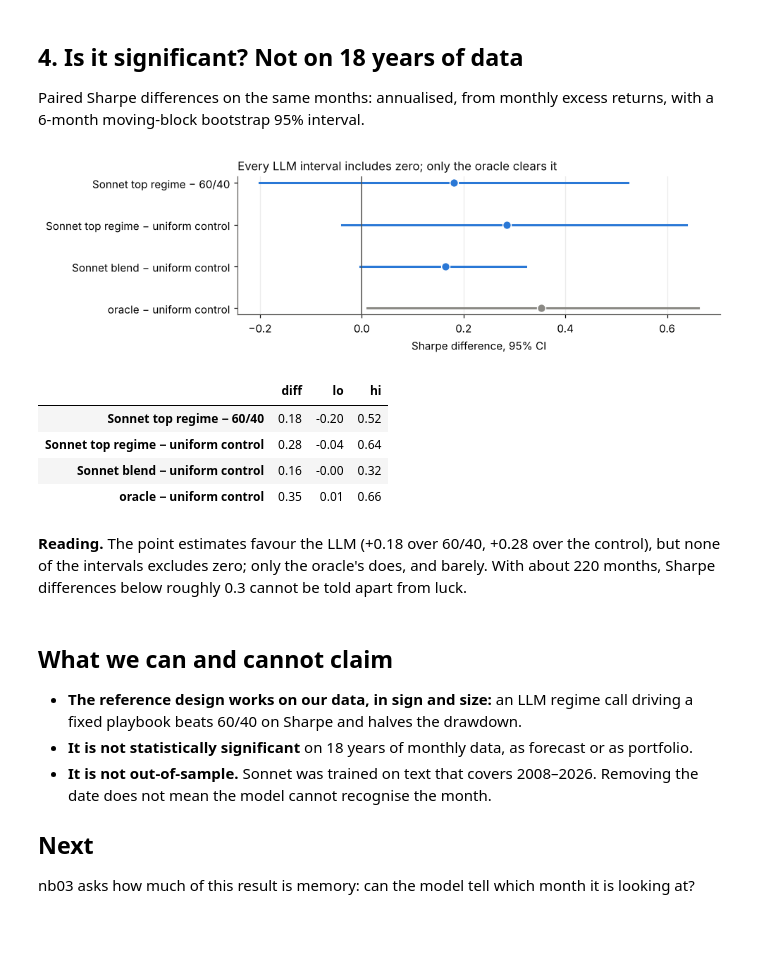
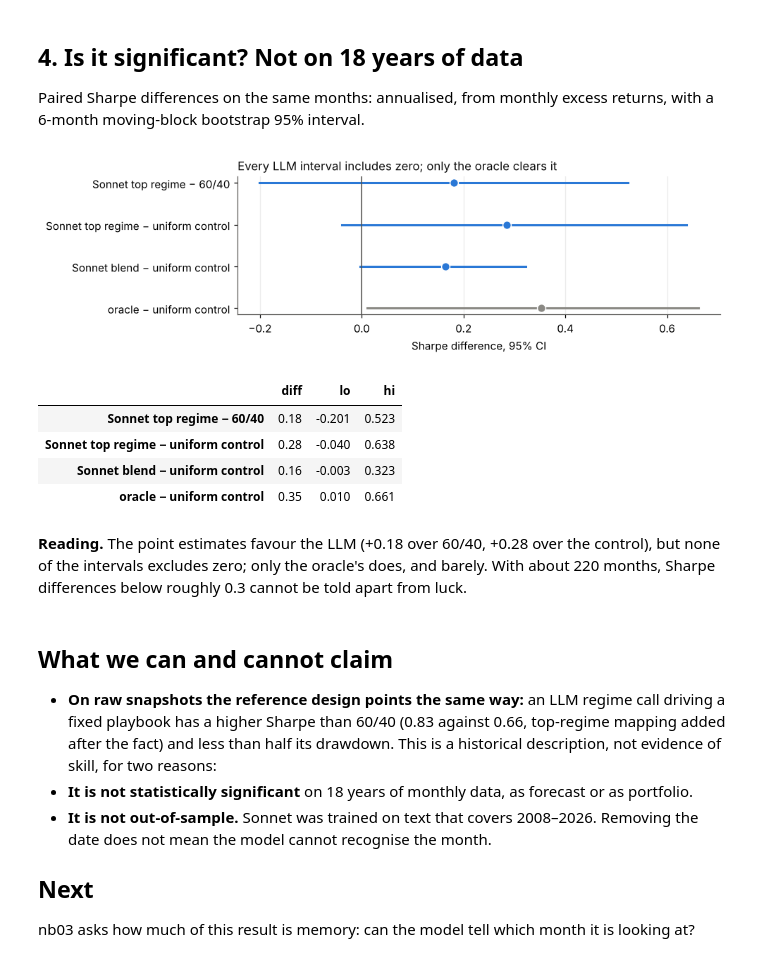
Before and after one commit to FranQuant/llm-regime-allocator, a Jupyter notebook: notebooks/nb02_llm_regime_playbook.ipynb, the cells around one changed output. Drawn from its saved outputs; the diff is of its cells as text; code cells hidden in the pictures; blank space fills up the shorter version.

```diff
--- a/notebooks/nb02_llm_regime_playbook.ipynb
+++ b/notebooks/nb02_llm_regime_playbook.ipynb
@@ -98,31 +98,31 @@ Paired Sharpe differences on the same months: annualised, from monthly excess re
 # %%
 from lra.evaluation import monthly_excess, sharpe_diff_ci
 px = pd.read_csv(viz.DATA / 'etf_prices.csv', parse_dates=['date'], index_col='date')
 mex = monthly_excess(dr, px['BIL'].pct_change())
 pairs = [('Sonnet top regime − 60/40', 'playbook_top__llm_sonnet_raw', 'sixty_forty'),
          ('Sonnet top regime − uniform control', 'playbook_top__llm_sonnet_raw', 'playbook__uniform'),
          ('Sonnet blend − uniform control', 'playbook__llm_sonnet_raw', 'playbook__uniform'),
          ('oracle − uniform control', 'playbook__oracle', 'playbook__uniform')]
 ci = pd.DataFrame([dict(zip(['diff', 'lo', 'hi'], sharpe_diff_ci(mex[a], mex[b]))) for _, a, b in pairs],
                   index=[p[0] for p in pairs])
 fig, ax = plt.subplots(figsize=(9, 2.8))
 viz.ci_forest(ax, ci['diff'], ci.lo, ci.hi, ci.index, [son_c, son_c, son_c, viz.GREYS['ml']],
               xlabel='Sharpe difference, 95% CI')
 ax.set_title('Every LLM interval includes zero; only the oracle clears it'); plt.tight_layout(); plt.show()
-viz.fmt(ci, d2=['diff', 'lo', 'hi'])
+viz.fmt(ci, d2=['diff'], d3=['lo', 'hi'])
 # %% [output]
 [figure]
 |  | diff | lo | hi |
-| Sonnet top regime − 60/40 | 0.18 | -0.20 | 0.52 |
-| Sonnet top regime − uniform control | 0.28 | -0.04 | 0.64 |
-| Sonnet blend − uniform control | 0.16 | -0.00 | 0.32 |
-| oracle − uniform control | 0.35 | 0.01 | 0.66 |
+| Sonnet top regime − 60/40 | 0.18 | -0.201 | 0.523 |
+| Sonnet top regime − uniform control | 0.28 | -0.040 | 0.638 |
+| Sonnet blend − uniform control | 0.16 | -0.003 | 0.323 |
+| oracle − uniform control | 0.35 | 0.010 | 0.661 |
 # %% [markdown]
 **Reading.** The point estimates favour the LLM (+0.18 over 60/40, +0.28 over the control), but none of the intervals excludes zero; only the oracle's does, and barely. With about 220 months, Sharpe differences below roughly 0.3 cannot be told apart from luck.
 # %% [markdown]
 ## What we can and cannot claim
 
-- **The reference design works on our data, in sign and size:** an LLM regime call driving a fixed playbook beats 60/40 on Sharpe and halves the drawdown.
+- **On raw snapshots the reference design points the same way:** an LLM regime call driving a fixed playbook has a higher Sharpe than 60/40 (0.83 against 0.66, top-regime mapping added after the fact) and less than half its drawdown. This is a historical description, not evidence of skill, for two reasons:
 - **It is not statistically significant** on 18 years of monthly data, as forecast or as portfolio.
 - **It is not out-of-sample.** Sonnet was trained on text that covers 2008–2026. Removing the date does not mean the model cannot recognise the month.
 
```
Also changed, not shown: parts of 1 cell of this notebook, 14 other files.
